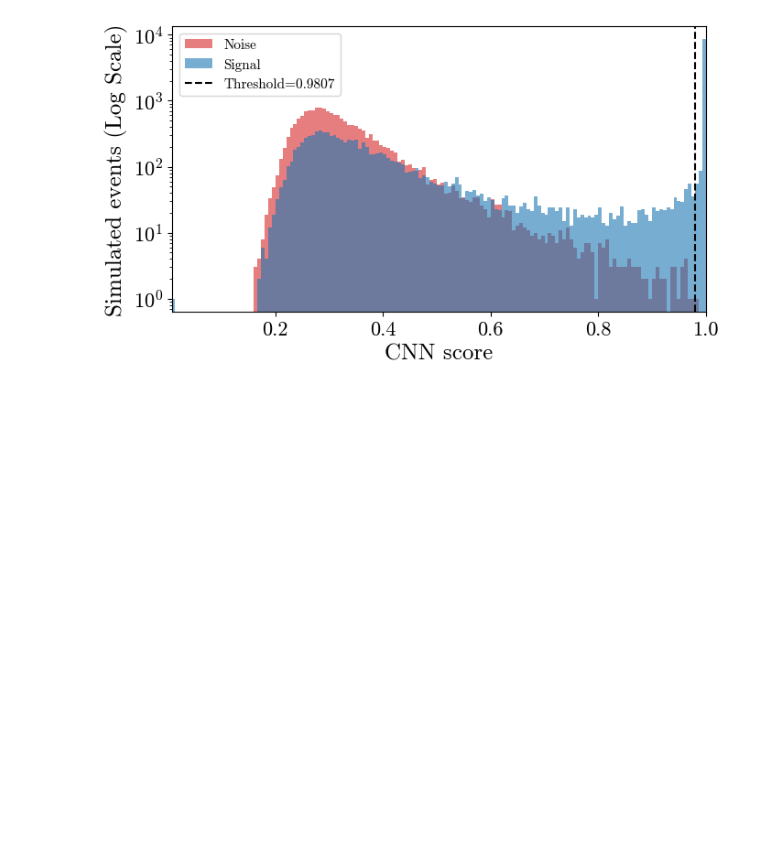
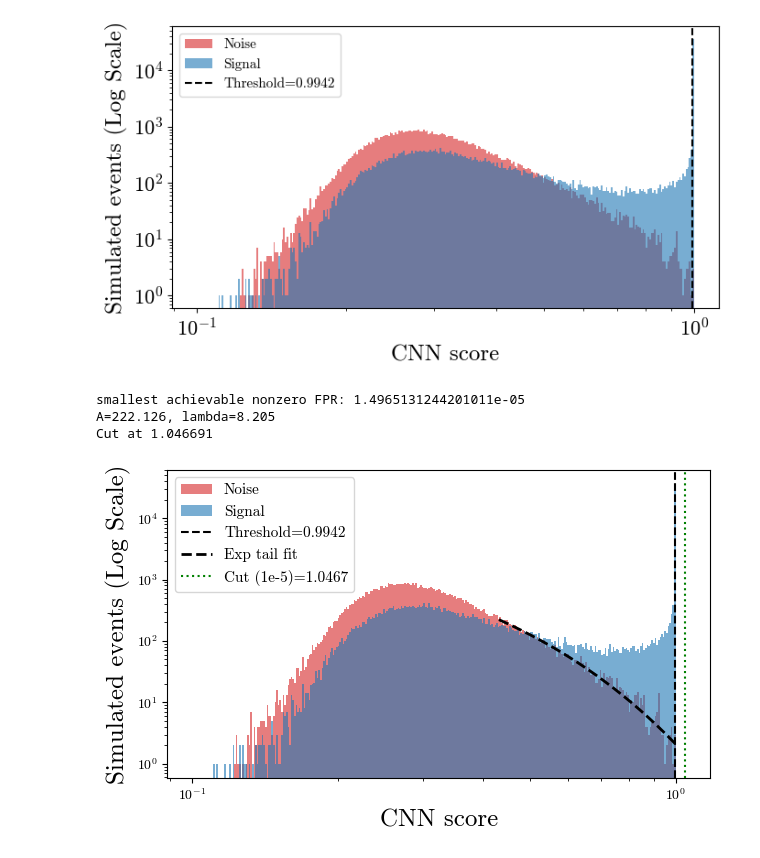
Before and after one commit to umd-pa/RNO_machine_learning, a Jupyter notebook: RNO_classifier/plotting/score_distribution_plotting.ipynb, the cells around one changed output. Saved outputs shown, nothing was run; the diff lists cells and outputs as text; code cells hidden in the pictures; blank space fills up the shorter version.

Commit message:
tail fit code commit for score distribution

```diff
--- a/RNO_classifier/plotting/score_distribution_plotting.ipynb
+++ b/RNO_classifier/plotting/score_distribution_plotting.ipynb
@@ -79,27 +106,88 @@ threshold, op_fpr, op_tpr = threshold_at_fpr(
 # %%
-n_bins = 150
+from scipy.optimize import curve_fit
+
+n_bins = 300
 labelsize=18
 
+score_floor=.1
+
+bins=np.logspace(np.log10(score_floor),np.log10(scores.max()),n_bins)
+
 fig,ax=plt.subplots(figsize=(7, 4))
-ax.hist(scores[val_labels == 0], bins=n_bins, range=(0, 1),
+ax.hist(scores[val_labels == 0], bins=bins, range=(0, 1),
         alpha=0.6, color="tab:red",  label="Noise")
-ax.hist(scores[val_labels == 1], bins=n_bins, range=(0, 1),
+ax.hist(scores[val_labels == 1], bins=bins, range=(0, 1),
         alpha=0.6, color="tab:blue", label="Signal")
 ax.axvline(threshold, ls="--", color="black", label=f"Threshold={threshold:.4f}")
 ax.set_xlabel("CNN score", fontsize=labelsize)
 ax.set_ylabel("Simulated events (Log Scale)", fontsize=labelsize)
 ax.legend(loc="upper left",fontsize=11)
-#ax.set_xscale("log")
+ax.set_xscale("log")
 ax.set_yscale("log")
-ax.set_xlim(min(scores), max(scores))
+#ax.set_xlim(.95, 1.05)
 ax.tick_params(axis='both', which='major', labelsize=16)
 
 #ax.grid(True, alpha=0.5)
 
 fig.tight_layout()
 plt.show()
+nonzero_fpr = fpr_arr[fpr_arr > 0]
+print("smallest achievable nonzero FPR:", nonzero_fpr.min() if len(nonzero_fpr) else "none (all zero)")
+
+noise_scores=scores[val_labels==0]
+n_total=len(scores)
+t0=np.quantile(noise_scores, .90)
+
+counts,edges=np.histogram(noise_scores,bins=bins)
+centers=np.sqrt(edges[:-1]*edges[1:])
+widths=edges[1:]-edges[:-1]
+
+mask=(centers>t0) & (counts>0)
+x_fit=centers[mask]
+y_fit=counts[mask]
+
+def exp_model(x, A, lam):
+    return A * np.exp(-lam * (x - t0))
+
+popt, pcov = curve_fit(
+    exp_model, x_fit, y_fit,
+    p0=[y_fit[0], 50],
+    sigma=np.sqrt(y_fit),
+    absolute_sigma=True,
+    maxfev=10000
+)
+A, lam = popt
+print(f"A={A:.3f}, lambda={lam:.3f}")
+
+target_count=1e-5*n_total
+cut=t0-np.log(target_count/A)/lam
+print(f"Cut at {cut:.6f}")
+
+import matplotlib.pyplot as plt
+
+fig, ax = plt.subplots(figsize=(7, 4))
+ax.hist(scores[val_labels == 0], bins=bins, range=(0, 1),
+        alpha=0.6, color="tab:red",  label="Noise")
+ax.hist(scores[val_labels == 1], bins=bins, range=(0, 1),
+        alpha=0.6, color="tab:blue", label="Signal")
+ax.axvline(threshold, ls="--", color="black", label=f"Threshold={threshold:.4f}")
+ax.set_xlabel("CNN score", fontsize=labelsize)
+ax.set_ylabel("Simulated events (Log Scale)", fontsize=labelsize)
+
+x_plot = np.logspace(np.log10(t0), np.log10(bins[-1]), 200)
+ax.plot(x_plot, exp_model(x_plot, *popt), color="black", lw=2, ls="--", label="Exp tail fit")
+ax.axvline(cut, ls=":", color="green", label=f"Cut (1e-5)={cut:.4f}")
+
+ax.set_xscale("log")
+ax.set_yscale("log")
+ax.legend(loc="upper left", fontsize=11)
+plt.show()
 # %% [output]
-[figure, old version]
+[figure, new version]
+smallest achievable nonzero FPR: 1.4965131244201011e-05
+A=222.126, lambda=8.205
+Cut at 1.046691
+[figure, added]
 # %%
 fig,ax=plt.subplots(figsize=(6,5))
 ax.plot(thresholds,fpr_arr)
```
Also changed, not shown: parts of 3 cells of this notebook.
